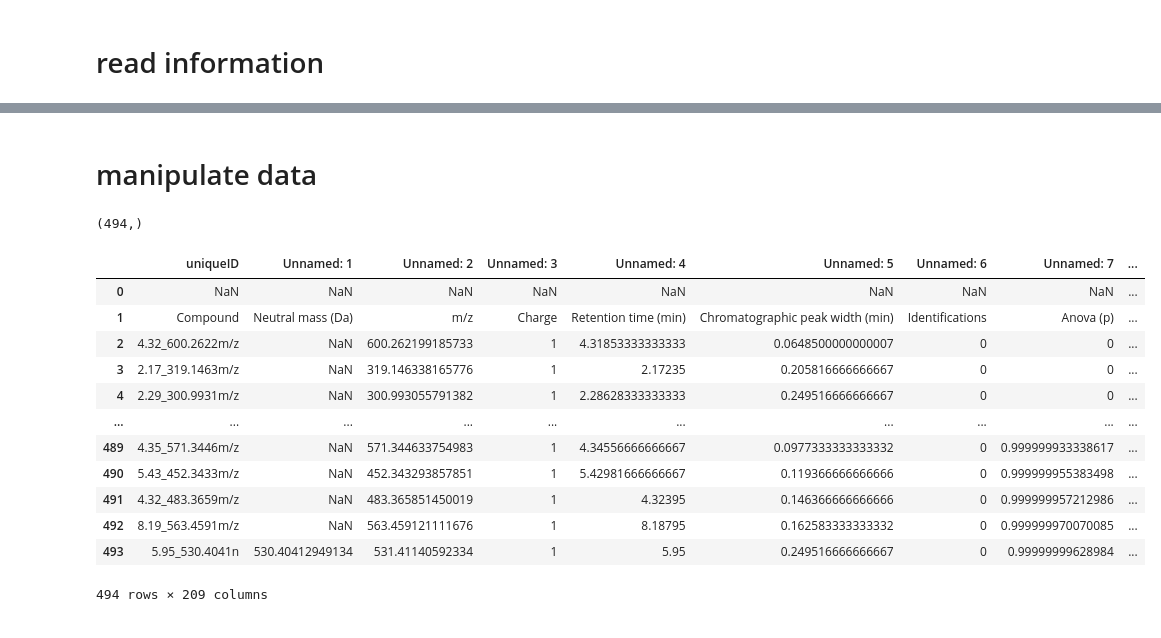
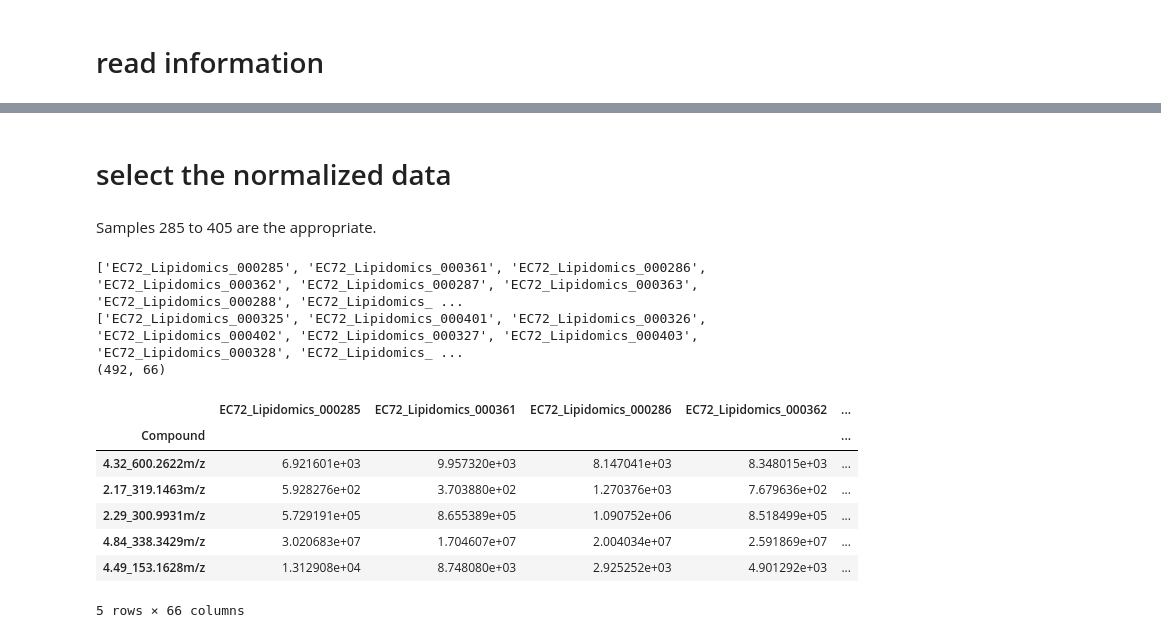
Before and after one commit to adelomana/vigur, a Jupyter notebook: lipidomics/EC072/progenesis/this is a test.ipynb, the cells around one changed output, grey strips where cells are left out. Drawn from its saved outputs; the diff is of its cells as text; code cells hidden in the pictures.

```diff
--- a/lipidomics/EC072/progenesis/this is a test.ipynb
+++ b/lipidomics/EC072/progenesis/this is a test.ipynb
@@ -14,4 +29,5 @@ experiment_two_input_file = '/home/adrian/projects/vigur/data/lipidomics/072/pro
 # %%
-df = pandas.read_csv(experiment_one_input_file)
-df.shape
+df = pandas.read_csv(experiment_one_input_file, skiprows=2, index_col=0)
+print(df.shape)
+df.head()
 # %% [output]
@@ -19,2 +56,2 @@ df.shape
 # %% [markdown]
-# manipulate data
+# select the normalized data
@@ -23,23 +58,21 @@ df.shape
-# %%
-print(df['Unnamed: 0'].shape)
-print(len(list(set(df['Unnamed: 0']))))
-# %% [output]
-(494,)
+# %% [markdown]
+Samples 285 to 405 are the appropriate.
 # %%
-df.rename(columns={'Unnamed: 0': 'uniqueID'}, inplace=True)
-df
+normalized_data = df.iloc[:, 26:92]
+print(list(normalized_data.columns)[:10])
+print(list(normalized_data.columns)[-10:])
+print(normalized_data.shape)
+normalized_data.head()
 # %% [output]
+['EC72_Lipidomics_000285', 'EC72_Lipidomics_000361', 'EC72_Lipidomics_000286', 'EC72_Lipidomics_000362', 'EC72_Lipidomics_000287', 'EC72_Lipidomics_000363', 'EC72_Lipidomics_000288', 'EC72_Lipidomics_ ...
+['EC72_Lipidomics_000325', 'EC72_Lipidomics_000401', 'EC72_Lipidomics_000326', 'EC72_Lipidomics_000402', 'EC72_Lipidomics_000327', 'EC72_Lipidomics_000403', 'EC72_Lipidomics_000328', 'EC72_Lipidomics_ ...
+(492, 66)
-|  | uniqueID | Unnamed: 1 | Unnamed: 2 | Unnamed: 3 | Unnamed: 4 | Unnamed: 5 | Unnamed: 6 | Unnamed: 7 | ... |
-| 0 | NaN | NaN | NaN | NaN | NaN | NaN | NaN | NaN | ... |
-| 1 | Compound | Neutral mass (Da) | m/z | Charge | Retention time (min) | Chromatographic peak width (min) | Identifications | Anova (p) | ... |
-| 2 | 4.32_600.2622m/z | NaN | 600.262199185733 | 1 | 4.31853333333333 | 0.0648500000000007 | 0 | 0 | ... |
-| 3 | 2.17_319.1463m/z | NaN | 319.146338165776 | 1 | 2.17235 | 0.205816666666667 | 0 | 0 | ... |
-| 4 | 2.29_300.9931m/z | NaN | 300.993055791382 | 1 | 2.28628333333333 | 0.249516666666667 | 0 | 0 | ... |
-| ... | ... | ... | ... | ... | ... | ... | ... | ... | ... |
-| 489 | 4.35_571.3446m/z | NaN | 571.344633754983 | 1 | 4.34556666666667 | 0.0977333333333332 | 0 | 0.999999933338617 | ... |
-| 490 | 5.43_452.3433m/z | NaN | 452.343293857851 | 1 | 5.42981666666667 | 0.119366666666666 | 0 | 0.999999955383498 | ... |
-| 491 | 4.32_483.3659m/z | NaN | 483.365851450019 | 1 | 4.32395 | 0.146366666666666 | 0 | 0.999999957212986 | ... |
-| 492 | 8.19_563.4591m/z | NaN | 563.459121111676 | 1 | 8.18795 | 0.162583333333332 | 0 | 0.999999970070085 | ... |
-| 493 | 5.95_530.4041n | 530.40412949134 | 531.41140592334 | 1 | 5.95 | 0.249516666666667 | 0 | 0.99999999628984 | ... |
+|  | EC72_Lipidomics_000285 | EC72_Lipidomics_000361 | EC72_Lipidomics_000286 | EC72_Lipidomics_000362 | ... |
+| Compound |  |  |  |  | ... |
+| 4.32_600.2622m/z | 6.921601e+03 | 9.957320e+03 | 8.147041e+03 | 8.348015e+03 | ... |
+| 2.17_319.1463m/z | 5.928276e+02 | 3.703880e+02 | 1.270376e+03 | 7.679636e+02 | ... |
+| 2.29_300.9931m/z | 5.729191e+05 | 8.655389e+05 | 1.090752e+06 | 8.518499e+05 | ... |
+| 4.84_338.3429m/z | 3.020683e+07 | 1.704607e+07 | 2.004034e+07 | 2.591869e+07 | ... |
+| 4.49_153.1628m/z | 1.312908e+04 | 8.748080e+03 | 2.925252e+03 | 4.901292e+03 | ... |
-494 rows × 209 columns
+5 rows × 66 columns
 # %%
```
Also changed, not shown: parts of 16 cells of this notebook, 1 other file.
